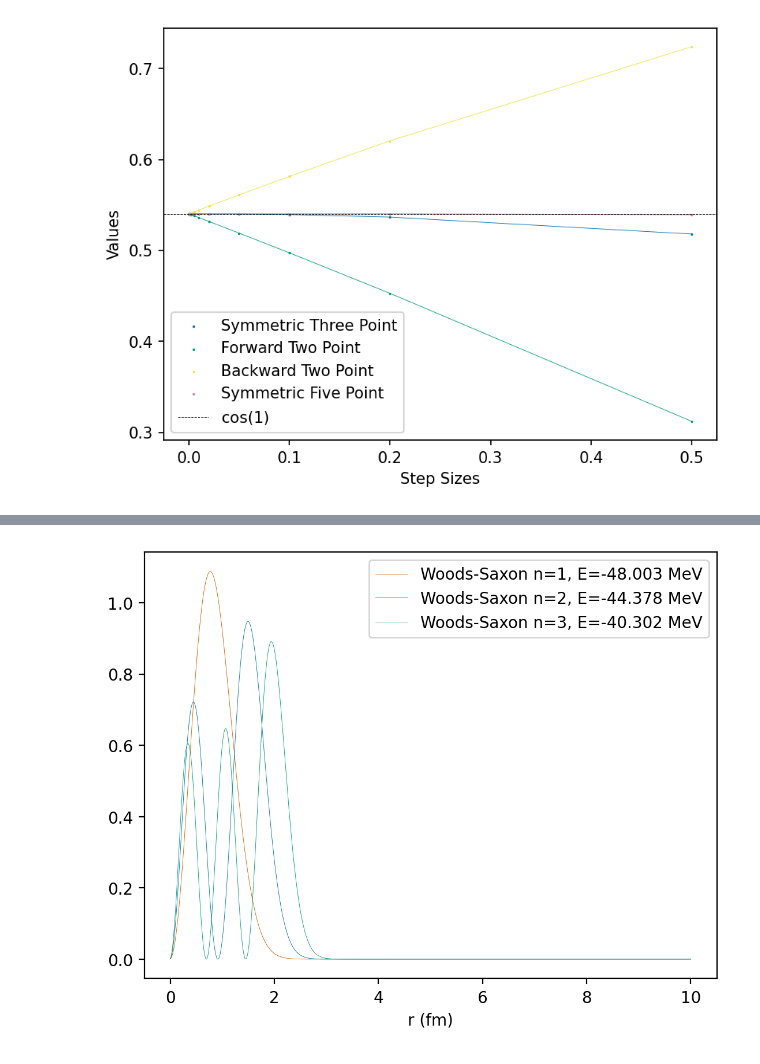
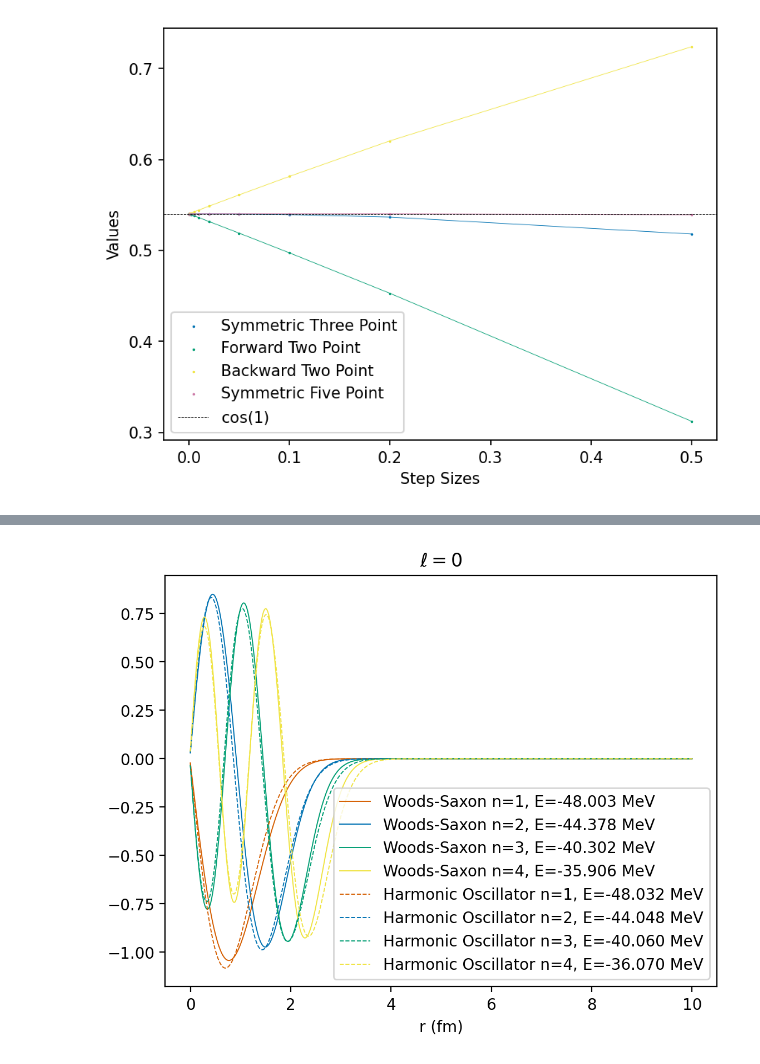
Before and after one commit to orionlee3/RandomNumMethods, a Jupyter notebook: Quantum1NumMethods.ipynb, the cells around one changed output, grey strips where cells are left out. Drawn from its saved outputs; the diff is of its cells as text; code cells hidden in the pictures.

```diff
--- a/Quantum1NumMethods.ipynb
+++ b/Quantum1NumMethods.ipynb
@@ -159,13 +124,0 @@ eigenvalues, eigenvectors = np.linalg.eigh(H)
-# %%
-# Convert energies to MeV
-eigenvalues_mev = eigenvalues
-bound_indices = eigenvalues_mev < 0
-bound_energies = eigenvalues_mev[bound_indices]
-bound_wavefunctions = eigenvectors[:, bound_indices]
-
-# normalization
-for i in range(bound_wavefunctions.shape[1]):
-    norm = np.sqrt(np.sum(bound_wavefunctions[:, i] ** 2) * step_size)
-    bound_wavefunctions[:, i] /= norm
-
-bound_energies
@@ -177,17 +251,31 @@ array([-48.00290322, -44.37846388, -40.30219998, -35.90561771,
 # %%
-# Plot potential and wavefunction
+# Plot Woods-Saxon and Harmonic Oscillator wavefunctions
 plt.figure(dpi=200)
-for i, energy in enumerate(bound_energies[:3]):  # Compare first 3 bound states
-    color = colormap(i)
+plot_num = 4
+for i, energy in enumerate(bound_energies_ws[:plot_num]):  # Woods-Saxon
+    color = colormap(i)  # Get a consistent color for this index
     plt.plot(
         r_vect,
-        abs(bound_wavefunctions[:, i]) ** 2,
+        bound_wavefunctions_ws[:, i],
         label=f"Woods-Saxon n={i+1}, E={energy:.3f} MeV",
-        lw=0.3,
+        lw=0.7,
         color=color,
     )
+
+for j, energy_HO in enumerate(bound_energies_ho[:plot_num]):  # Harmonic Oscillator
+    color = colormap(j)  # Use the same color as for Woods-Saxon
+    plt.plot(
+        r_vect,
+        bound_wavefunctions_ho[:, j],
+        label=f"Harmonic Oscillator n={j+1}, E={energy_HO:.3f} MeV",
+        lw=0.7,
+        ls="dashed",
+        color=color,
+    )
+
 plt.xlabel("r (fm)")
+plt.title(rf"$\ell = {l}$")
 plt.legend()
 plt.show()
 # %% [output]
-[figure, old version]
+[figure, new version]
```
Also changed, not shown: parts of 11 cells of this notebook.
